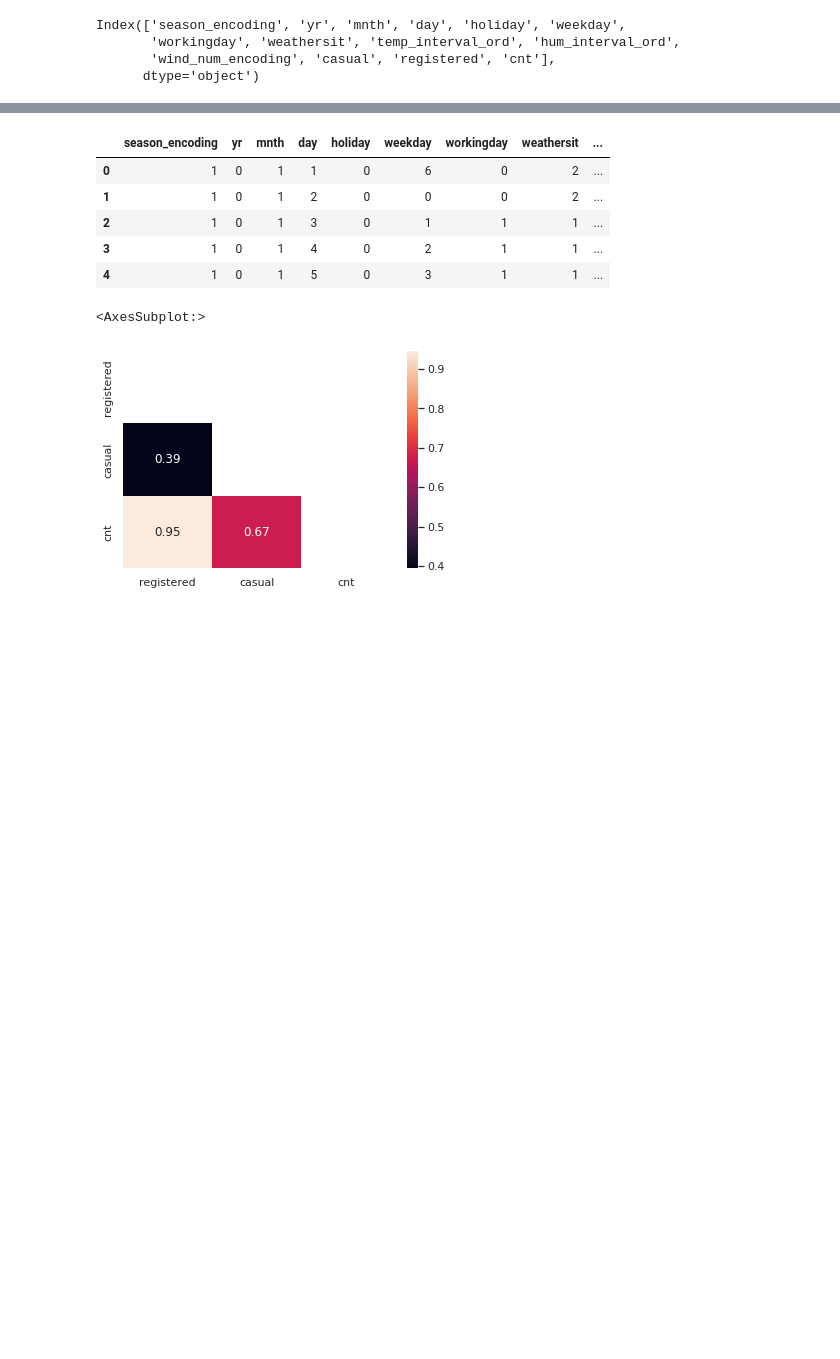
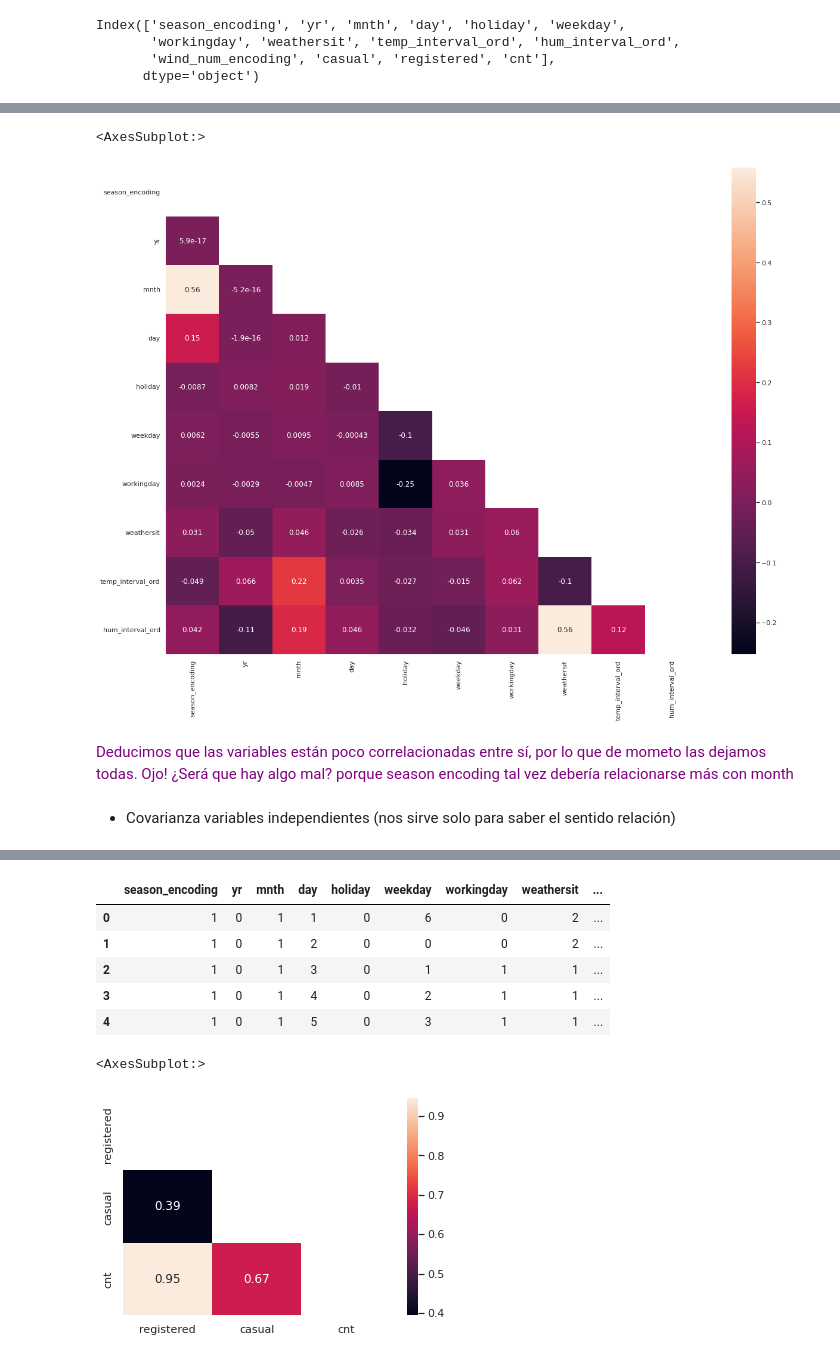
Before and after one commit to Adalab/project-da-promo-A-module-3-team-1, a Jupyter notebook: Proyecto_Final.ipynb, the cells around one changed output, grey strips where cells are left out. Cells and saved outputs as stored; diff of their text form; code cells hidden in the pictures; blank space fills up the shorter version.

Commit message:
organizando_un_poco

```diff
--- a/Proyecto_Final.ipynb
+++ b/Proyecto_Final.ipynb
@@ -836,0 +892,12 @@ sns.heatmap(df.corr(), cmap="YIGnBu",  annot= True);
+# %%
+fig, ax = plt.subplots(figsize = (20,15))
+corr = df_encoded.drop(columns = ['casual','registered','cnt']).corr()
+mask = np.triu(np.ones_like(corr, dtype=bool))
+sns.heatmap(corr,mask = mask,xticklabels=corr.columns.values,yticklabels=corr.columns.values, annot= True )
+# %% [output]
+<AxesSubplot:>
+[figure, added]
+# %% [markdown]
+<font color="purple"> Deducimos que las variables están poco correlacionadas entre sí, por lo que de mometo las dejamos todas. Ojo! ¿Será que hay algo mal? porque season encoding tal vez debería relacionarse más con month
+# %% [markdown]
+- Covarianza variables independientes (nos sirve solo para saber el sentido relación)
```
Also changed, not shown: parts of 55 cells of this notebook.
